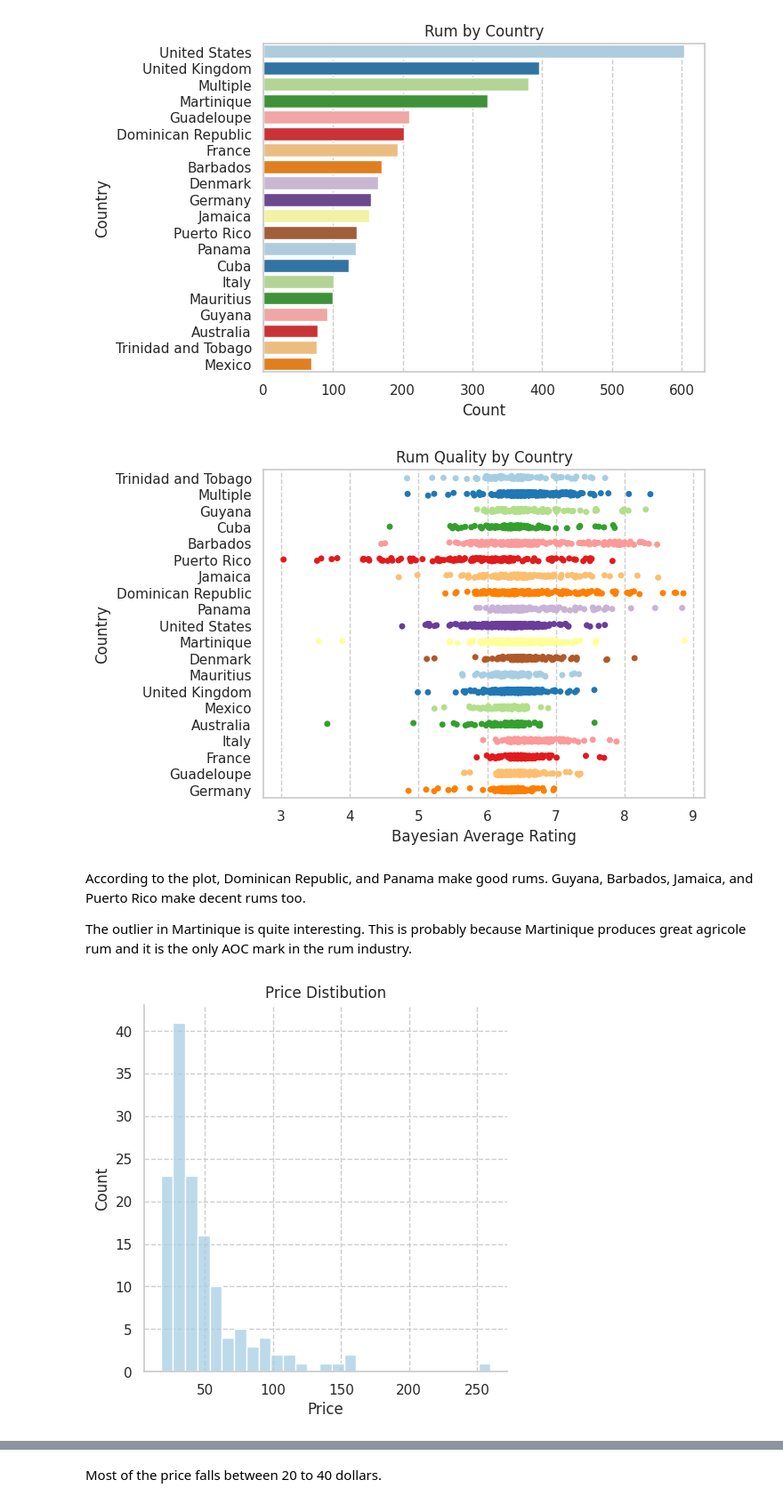
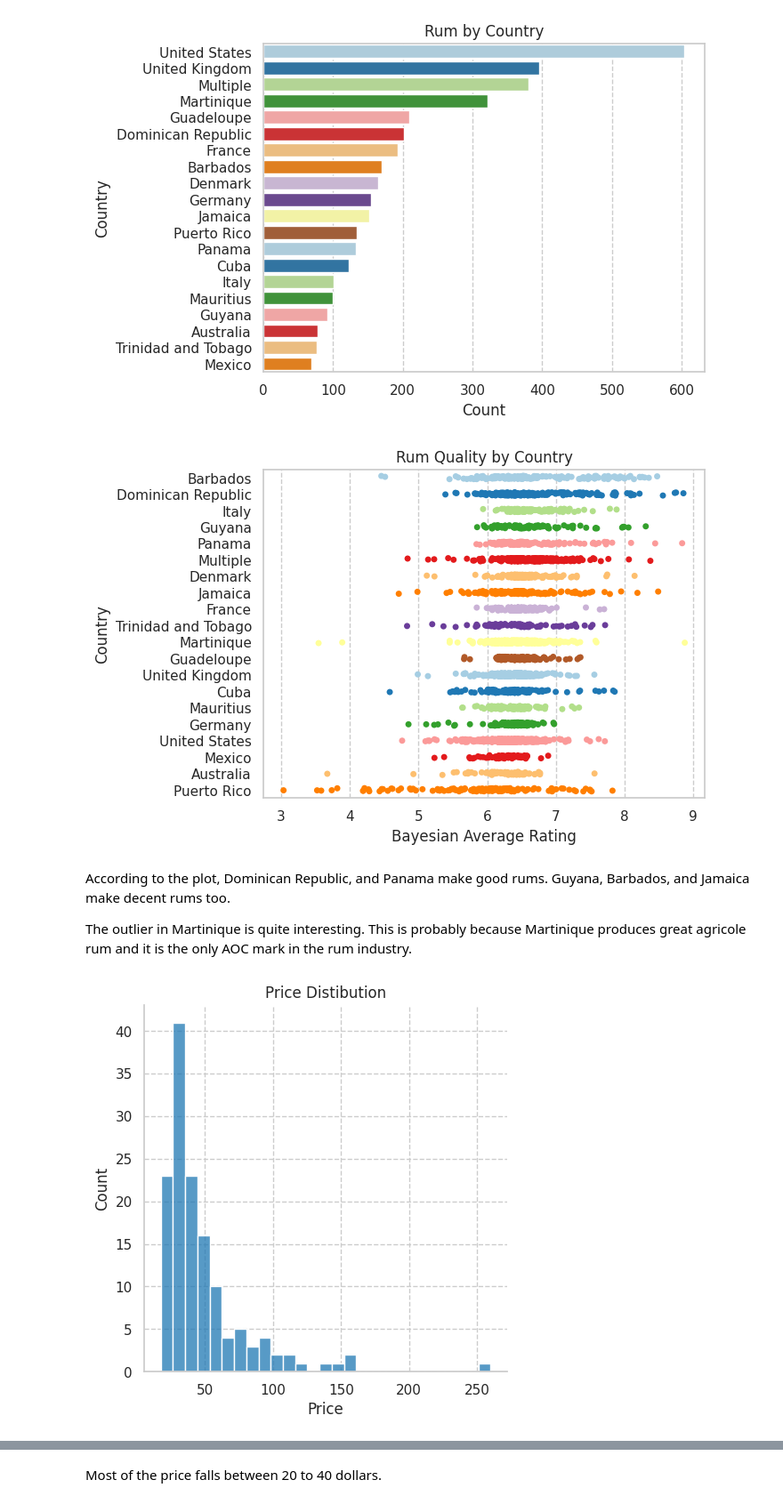
Before and after one commit to yinanazhou/rum-analysis, a Jupyter notebook: data_analysis.ipynb, the cells around one changed output, grey strips where cells are left out. Shown: that part at 89% size. Cells and saved outputs as stored; diff of their text form; code cells hidden in the pictures.

```diff
--- a/data_analysis.ipynb
+++ b/data_analysis.ipynb
@@ -190,22 +190,25 @@ plt.show()
 # %%
-locRate = pd.value_counts(df.Location)[:20]
-sns.stripplot(y='Location', x='bAveScore', data=df.loc[df.Location.isin(locRate.index)], palette='Paired')
+sns.stripplot(y='Location',
+              x='bAveScore',
+              data=df.loc[df.Location.isin(locRate.index)],
+              order=locRate.index,
+              palette='Paired')
 plt.ylabel('Country')
 plt.xlabel('Bayesian Average Rating')
 plt.title('Rum Quality by Country')
 plt.show()
 # %% [output]
-[figure, old version]
+[figure, new version]
 # %% [markdown]
-According to the plot, Dominican Republic, and Panama make good rums. Guyana, Barbados, Jamaica, and Puerto Rico make decent rums too.
+According to the plot, Dominican Republic, and Panama make good rums. Guyana, Barbados, and Jamaica make decent rums too.
 
 The outlier in Martinique is quite interesting. This is probably because Martinique produces great agricole rum and it is the only AOC mark in the rum industry.
 # %%
-sns.distplot(df.Price, kde=False)
+sns.displot(df.Price, kde=False, color=sns.color_palette()[1])
 plt.title('Price Distibution')
 plt.show()
 # %% [output]
-[figure, old version]
+[figure, new version]
 # %%
 # remobe outliers and plot again
 threshold = df['Price'].quantile(0.99)
```
Also changed, not shown: parts of 11 cells of this notebook.
